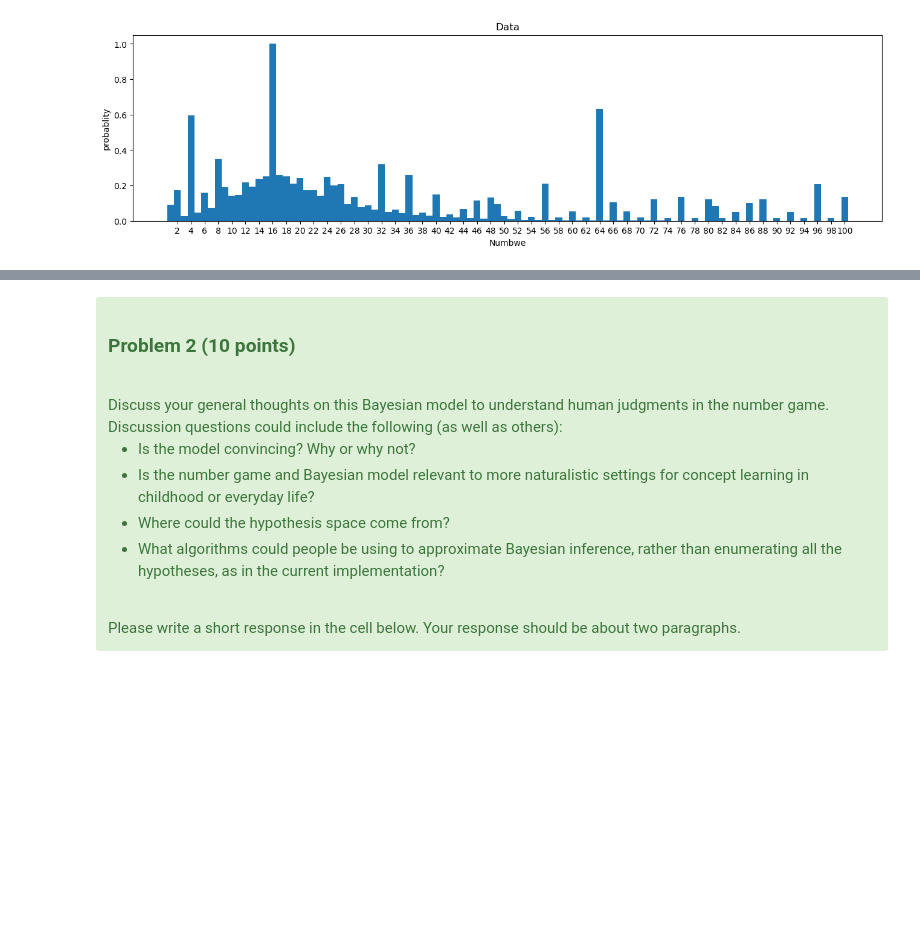
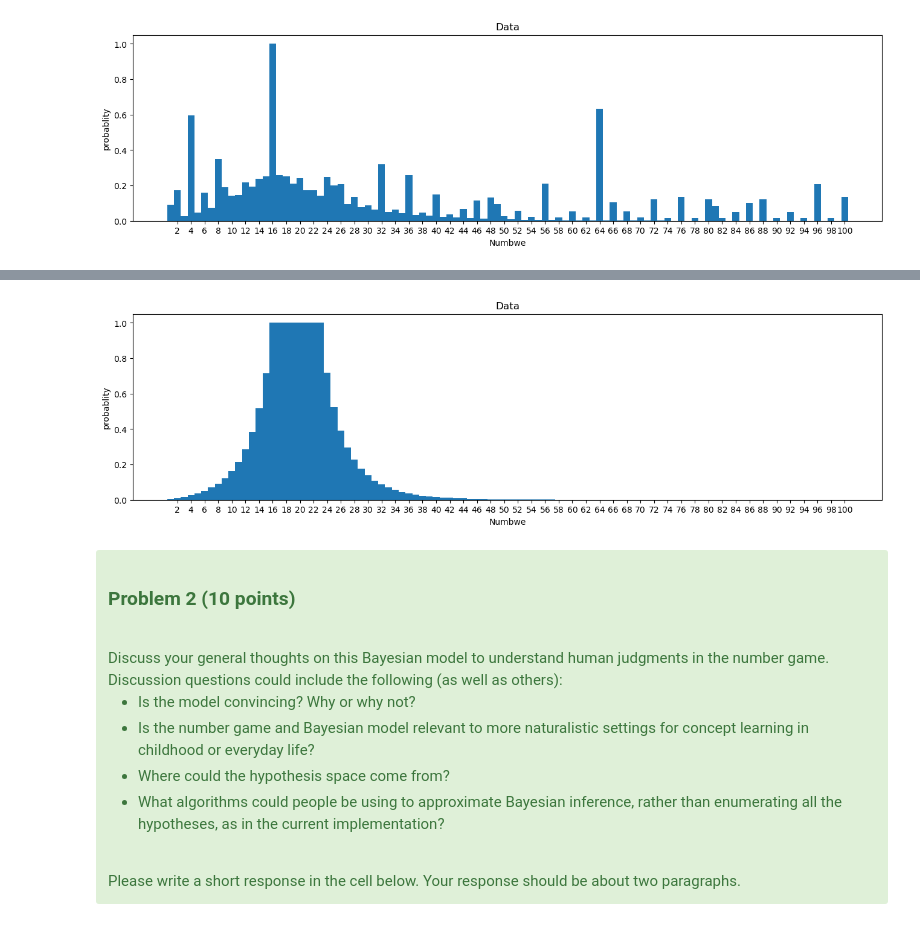
Before and after one commit to xz4535/1016, a Jupyter notebook: homeworks/homework-Bayes/Homework-Bayes-A(1).ipynb, the cells around one changed output, grey strips where cells are left out. Cells and saved outputs as stored; diff of their text form; code cells hidden in the pictures; blank space fills up the shorter version.

```diff
--- a/homeworks/homework-Bayes/Homework-Bayes-A(1).ipynb
+++ b/homeworks/homework-Bayes/Homework-Bayes-A(1).ipynb
@@ -280,3 +284,8 @@ graph(X)
+# %%
+X=[16,23,19,20]
+graph(X)
+# %% [output]
+[figure, added]
 # %% [markdown]
 <div class="alert alert-success" role="alert">
 <h3> Problem 2 (10 points) </h3>
```
Also changed, not shown: parts of 8 cells of this notebook.
